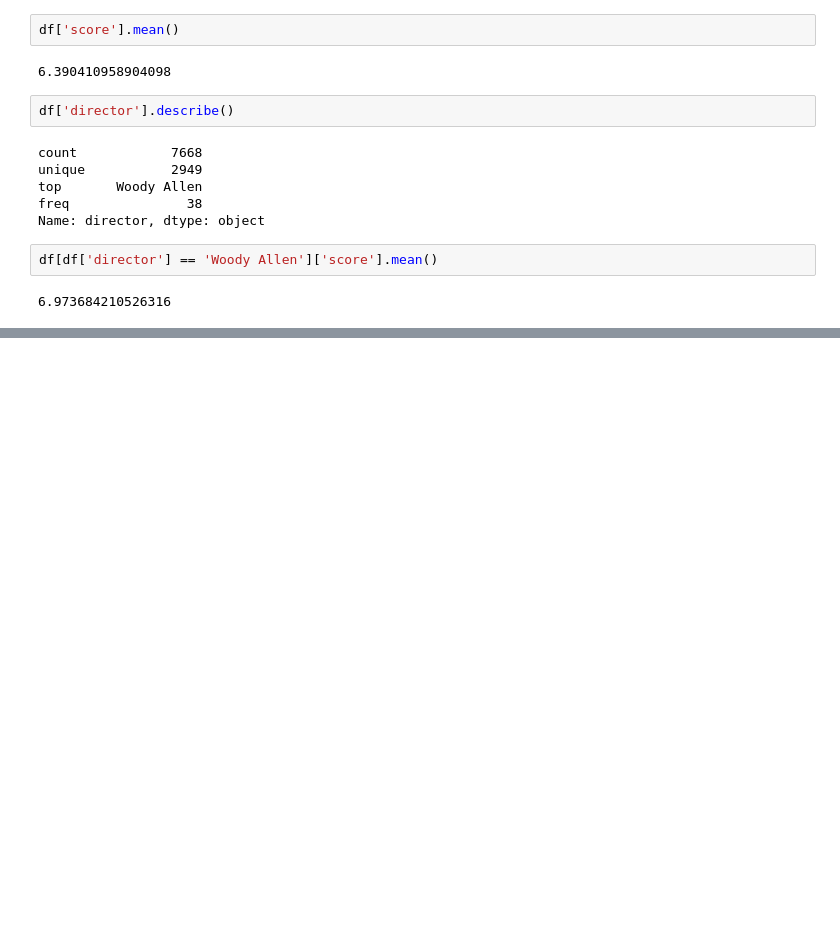
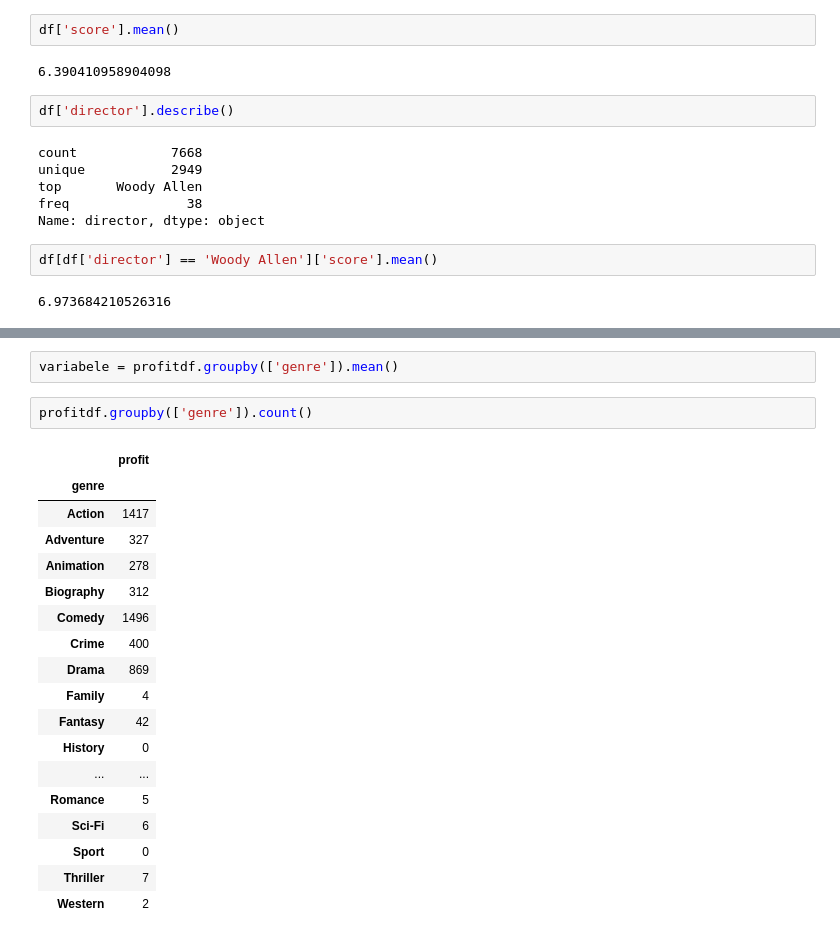
Before and after one commit to Frank-Br/HoBhack, a Jupyter notebook: Hackathon.ipynb, the cells around one changed output, grey strips where cells are left out. Saved outputs shown, nothing was run; the diff lists cells and outputs as text; blank space fills up the shorter version.

```diff
--- a/Hackathon.ipynb
+++ b/Hackathon.ipynb
@@ -38,0 +83,23 @@ df[df['director'] == 'Woody Allen']['score'].mean()
+# %%
+variabele = profitdf.groupby(['genre']).mean()
+# %%
+profitdf.groupby(['genre']).count()
+# %% [output]
+|  | profit |
+| genre |  |
+| Action | 1417 |
+| Adventure | 327 |
+| Animation | 278 |
+| Biography | 312 |
+| Comedy | 1496 |
+| Crime | 400 |
+| Drama | 869 |
+| Family | 4 |
+| Fantasy | 42 |
+| History | 0 |
+| ... | ... |
+| Romance | 5 |
+| Sci-Fi | 6 |
+| Sport | 0 |
+| Thriller | 7 |
+| Western | 2 |
```
Also changed, not shown: parts of 15 cells of this notebook.
